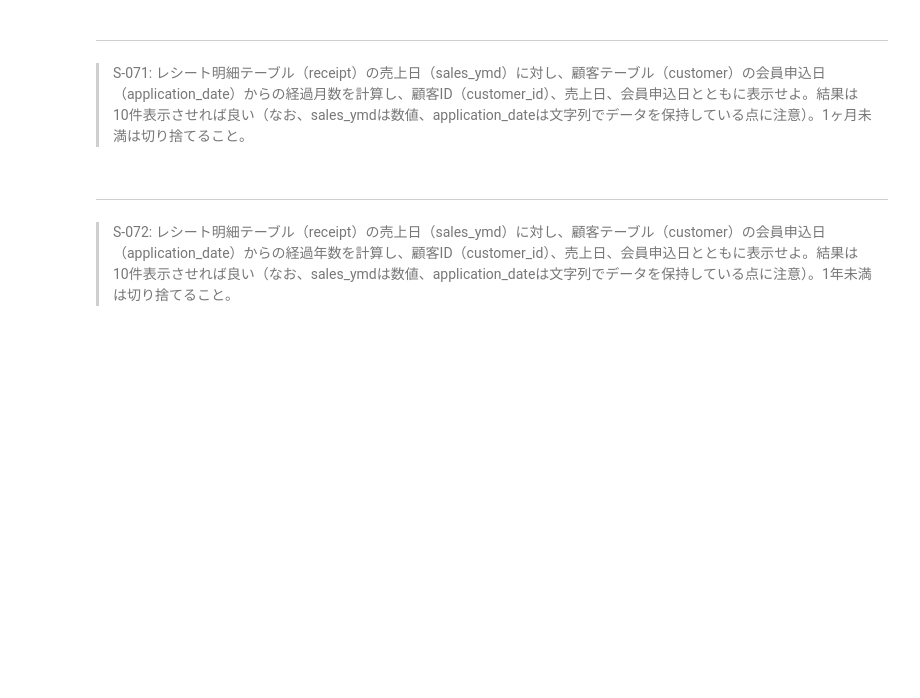
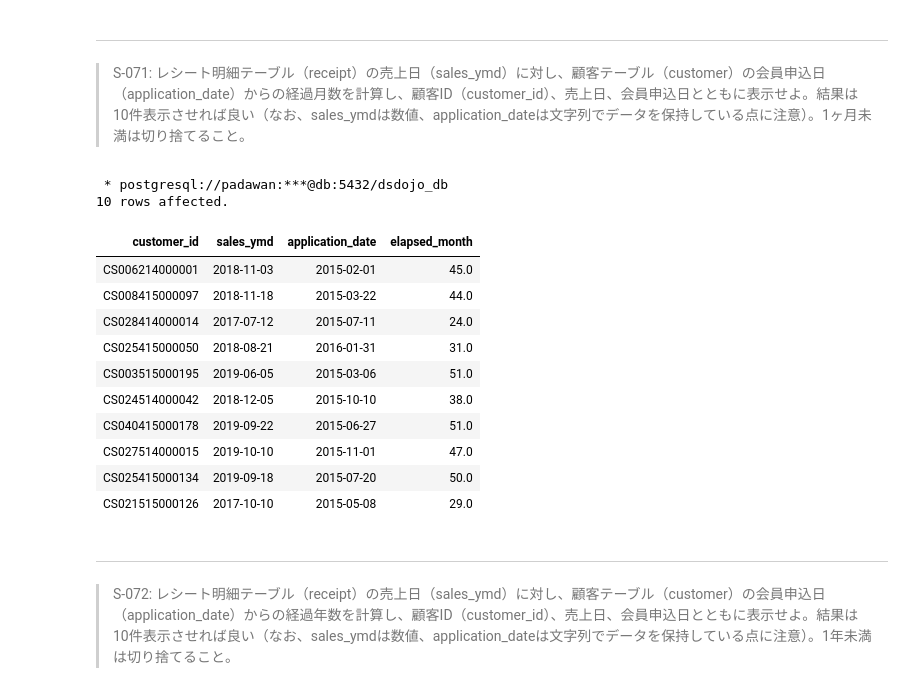
Before and after one commit to kouta0530/jupyter, a Jupyter notebook: practice/100knocks-preprocess/docker/work/preprocess_knock_SQL.ipynb, the cells around one changed output. Cells and saved outputs as stored; diff of their text form; code cells hidden in the pictures; blank space fills up the shorter version.

```diff
--- a/practice/100knocks-preprocess/docker/work/preprocess_knock_SQL.ipynb
+++ b/practice/100knocks-preprocess/docker/work/preprocess_knock_SQL.ipynb
@@ -1885,3 +1883,52 @@ LIMIT 10
+# %%
+%%sql
+WITH convert_date_table AS(
+    SELECT
+        customer.customer_id,
+        TO_DATE(CAST(sales_ymd AS TEXT),'YYYYMMDD') AS "sales_ymd",
+        TO_DATE(CAST(application_date AS TEXT),'YYYYMMDD') AS "application_date"
+    FROM
+        receipt
+    INNER JOIN
+        customer
+    ON
+        receipt.customer_id = customer.customer_id
+),
+date_split_y_and_m AS(
+    SELECT
+        customer_id,
+        sales_ymd,
+        EXTRACT(YEAR FROM sales_ymd) AS "sales_y",
+        EXTRACT(MONTH FROM sales_ymd) AS "sales_m",
+        application_date,
+        EXTRACT(YEAR FROM application_date) AS "application_y",
+        EXTRACT(MONTH FROM application_date ) AS "application_m"
+    FROM
+        convert_date_table
+)
+SELECT
+    customer_id,
+    sales_ymd,
+    application_date,
+    (sales_y - application_y) * 12 + (sales_m - application_m) AS "elapsed_month"
+FROM date_split_y_and_m
+WHERE
+    (sales_y - application_y) * 12 + (sales_m - application_m) > 0
+LIMIT 10
+# %% [output]
+ * postgresql://padawan:***@db:5432/dsdojo_db
+10 rows affected.
+| customer_id | sales_ymd | application_date | elapsed_month |
+| CS006214000001 | 2018-11-03 | 2015-02-01 | 45.0 |
+| CS008415000097 | 2018-11-18 | 2015-03-22 | 44.0 |
+| CS028414000014 | 2017-07-12 | 2015-07-11 | 24.0 |
+| CS025415000050 | 2018-08-21 | 2016-01-31 | 31.0 |
+| CS003515000195 | 2019-06-05 | 2015-03-06 | 51.0 |
+| CS024514000042 | 2018-12-05 | 2015-10-10 | 38.0 |
+| CS040415000178 | 2019-09-22 | 2015-06-27 | 51.0 |
+| CS027514000015 | 2019-10-10 | 2015-11-01 | 47.0 |
+| CS025415000134 | 2019-09-18 | 2015-07-20 | 50.0 |
+| CS021515000126 | 2017-10-10 | 2015-05-08 | 29.0 |
 # %% [markdown]
 ---
 > S-072: レシート明細テーブル（receipt）の売上日（sales_ymd）に対し、顧客テーブル（customer）の会員申込日（application_date）からの経過年数を計算し、顧客ID（customer_id）、売上日、会員申込日とともに表示せよ。結果は10件表示させれば良い（なお、sales_ymdは数値、application_dateは文字列でデータを保持している点に注意）。1年未満は切り捨てること。
```
Also changed, not shown: parts of 1 cell of this notebook.
